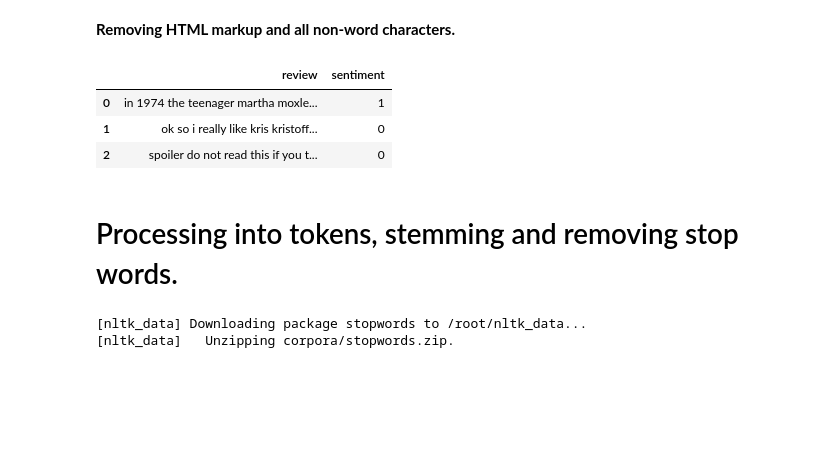
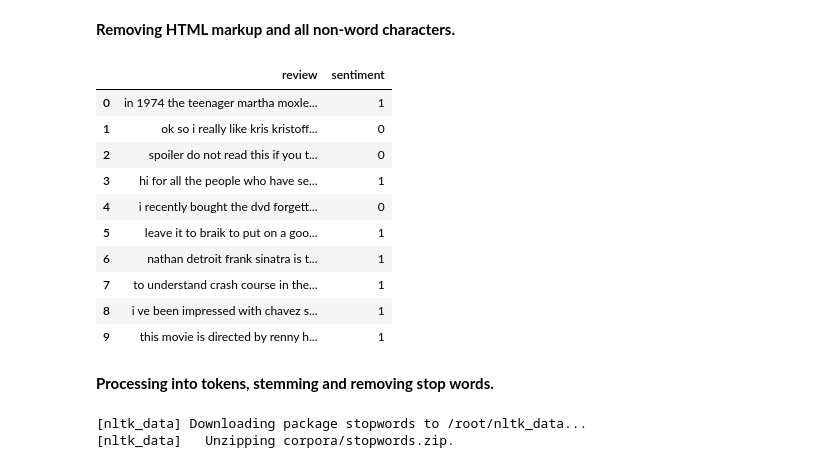
Before and after one commit to klekomtsev/text_classification_and_similarity, a Jupyter notebook: sentiment_analysis/sentiment_analysis.ipynb, the cells around one changed output. Drawn from its saved outputs; the diff is of its cells as text; code cells hidden in the pictures; blank space fills up the shorter version.

```diff
--- a/sentiment_analysis/sentiment_analysis.ipynb
+++ b/sentiment_analysis/sentiment_analysis.ipynb
@@ -46,13 +48,20 @@ def preprocessor(text):
 # %%
 df['review'] = df['review'].apply(preprocessor)
 # %%
-df.head(3)
+df.head(10)
 # %% [output]
 |  | review | sentiment |
 | 0 | in 1974 the teenager martha moxle... | 1 |
 | 1 | ok so i really like kris kristoff... | 0 |
 | 2 | spoiler do not read this if you t... | 0 |
+| 3 | hi for all the people who have se... | 1 |
+| 4 | i recently bought the dvd forgett... | 0 |
+| 5 | leave it to braik to put on a goo... | 1 |
+| 6 | nathan detroit frank sinatra is t... | 1 |
+| 7 | to understand crash course in the... | 1 |
+| 8 | i ve been impressed with chavez s... | 1 |
+| 9 | this movie is directed by renny h... | 1 |
 # %% [markdown]
-# Processing into tokens, stemming and removing stop words.
+**Processing into tokens, stemming and removing stop words.**
 # %%
 import nltk
```
Also changed, not shown: parts of 19 cells of this notebook.
